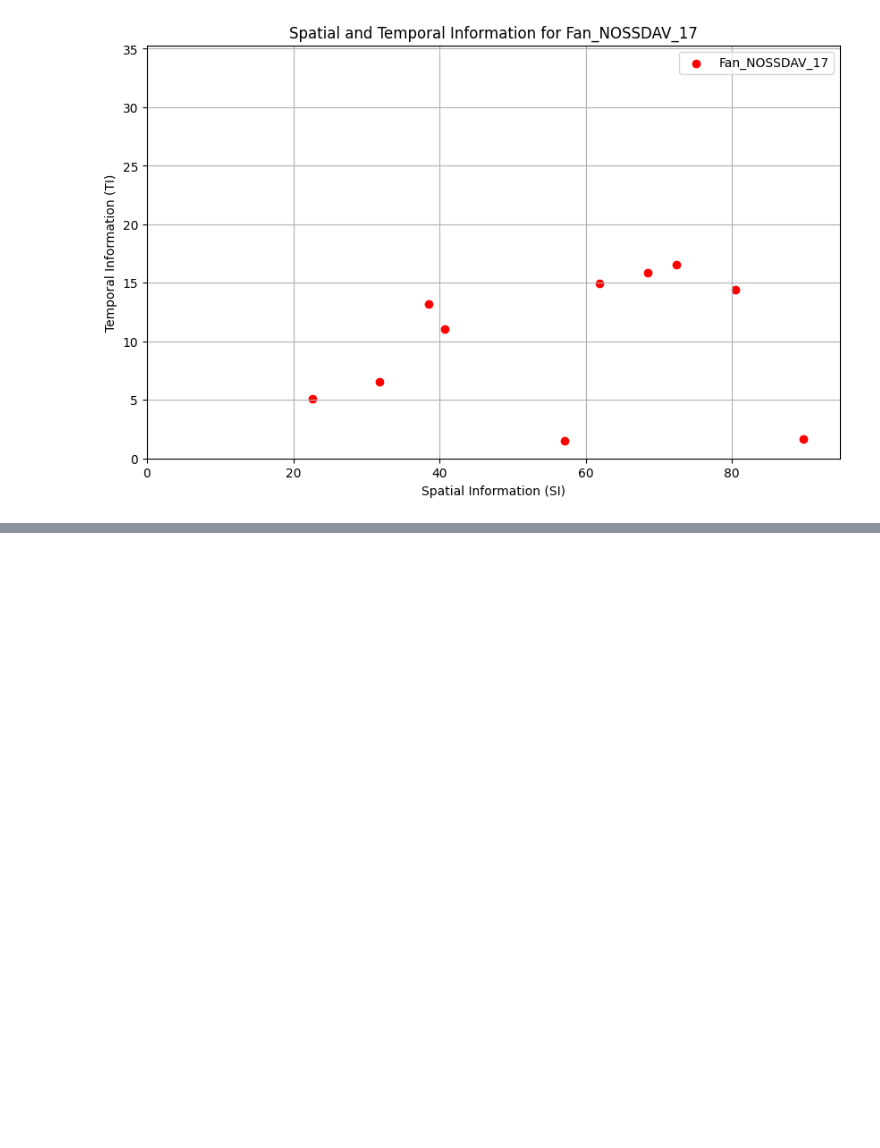
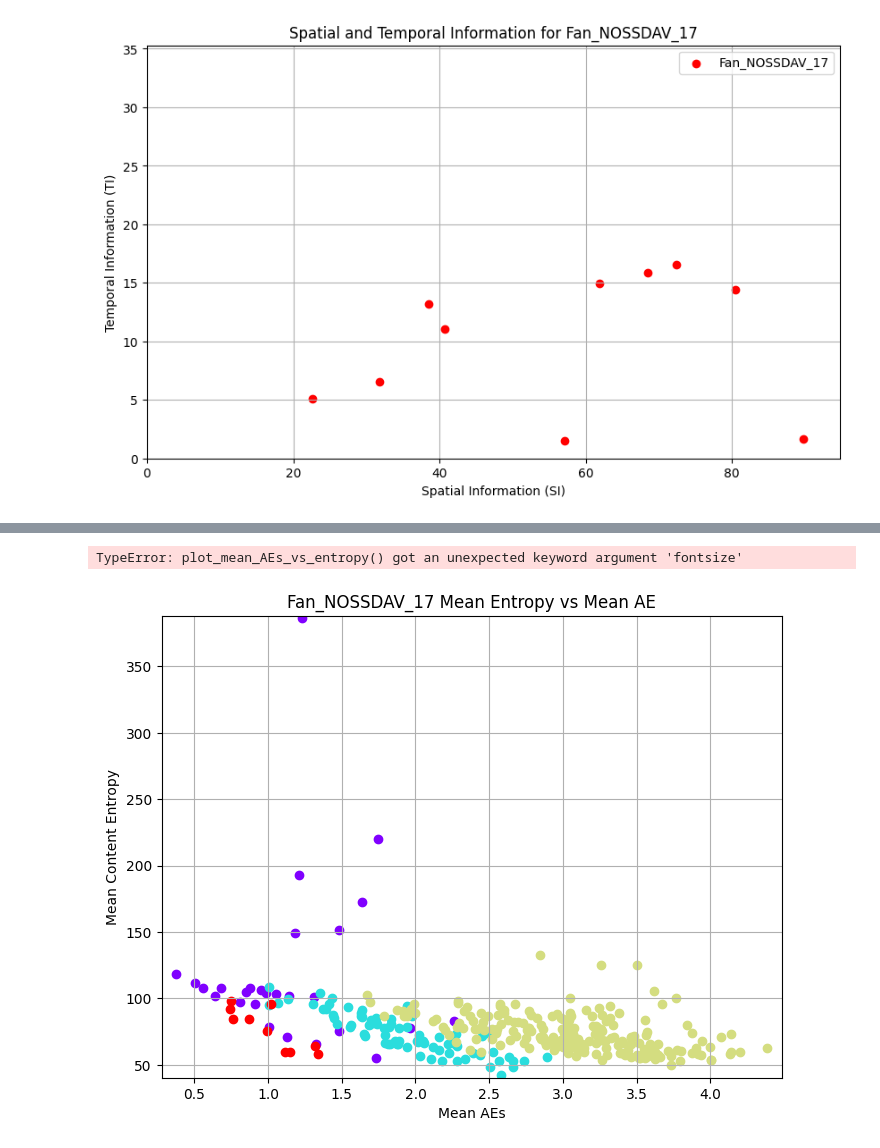
Before and after one commit to varun-pradhan-117/XR-pipeline, a Jupyter notebook: plotting.ipynb, the cells around one changed output, grey strips where cells are left out. Saved outputs shown, nothing was run; the diff lists cells and outputs as text; code cells hidden in the pictures; blank space fills up the shorter version.

```diff
--- a/plotting.ipynb
+++ b/plotting.ipynb
@@ -242,0 +284,50 @@ plot_mean_entropy_vs_SITI_alldatasets(datasets_folder,datasets,fontsize=16)
+# %%
+def plot_mean_AEs_vs_entropy_all_datasets(datasets_folder,datasets,color,fontsize=12):
+    global_min_AE, global_max_AE = float('inf'), float('-inf')
+    global_min_CE, global_max_CE = float('inf'), float('-inf')
+    video_AEs={}
+    video_CEs={}
+    for idx,dataset in enumerate(datasets):
+        ces,aes,_=fetch_entropies(datasets_folder,dataset)
+        mean_CEs = []
+        mean_AEs = []
+        for video in ces:
+            mean_CE=np.mean(ces[video])
+            mean_AE=np.mean(aes[video])
+            global_min_AE = min(global_min_AE, mean_AE)
+            global_max_AE = max(global_max_AE, mean_AE)
+            global_min_CE = min(global_min_CE, mean_CE)
+            global_max_CE = max(global_max_CE, mean_CE)
+            mean_CEs.append(mean_CE)
+            mean_AEs.append(mean_AE)
+        video_AEs[dataset]=mean_AEs
+        video_CEs[dataset]=mean_CEs
+
+    plt.figure(figsize=(8, 6))
+    for idx, dataset in enumerate(datasets):
+
+
+        plt.scatter(video_AEs[dataset], video_CEs[dataset], color=color[idx], marker='o')
+        #for i, video in enumerate(entropies):
+        #    plt.annotate(video, (mean_AEs[i], mean_entropies[i]), fontsize=8)
+    #plt.title(f'{dataset} Mean Entropy vs Mean AE')
+    plt.xlabel('Mean AEs',fontsize=fontsize)
+    plt.ylabel('Mean Content Entropy', fontsize=fontsize)
+    plt.ylim(global_min_CE-2, global_max_CE+2)
+    plt.xlim(global_min_AE-0.1, global_max_AE + 0.1)
+    plt.grid(True)
+    plots_folder = os.path.join('Plots', 'Entropies')
+    os.makedirs(plots_folder, exist_ok=True)
+    plot_path = os.path.join(plots_folder, f'all_datasets_contententropy_vs_AE.png')
+        #plt.savefig(plot_path)
+    plt.show()
+# %%
+for idx,dataset in enumerate(datasets):
+    c_entropies,aes,IEs=fetch_entropies(datasets_folder,dataset)
+    plot_mean_AEs_vs_entropy(c_entropies, aes, dataset,color=dataset_colors[idx],fontsize=20)
+# %% [output]
+TypeError: plot_mean_AEs_vs_entropy() got an unexpected keyword argument 'fontsize'
+# %%
+plot_mean_AEs_vs_entropy_all_datasets(datasets_folder,datasets,dataset_colors)
+# %% [output]
+[figure, added]
```
Also changed, not shown: parts of 3 cells of this notebook, 4 other files.
